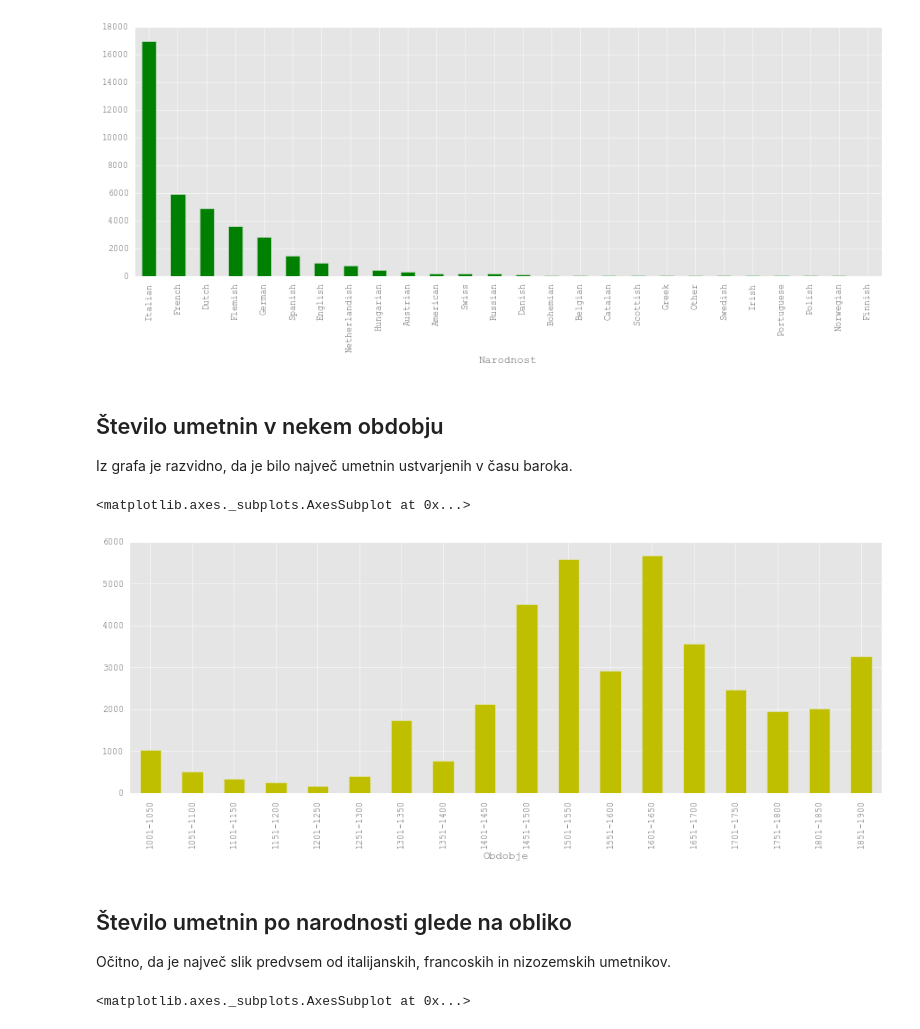
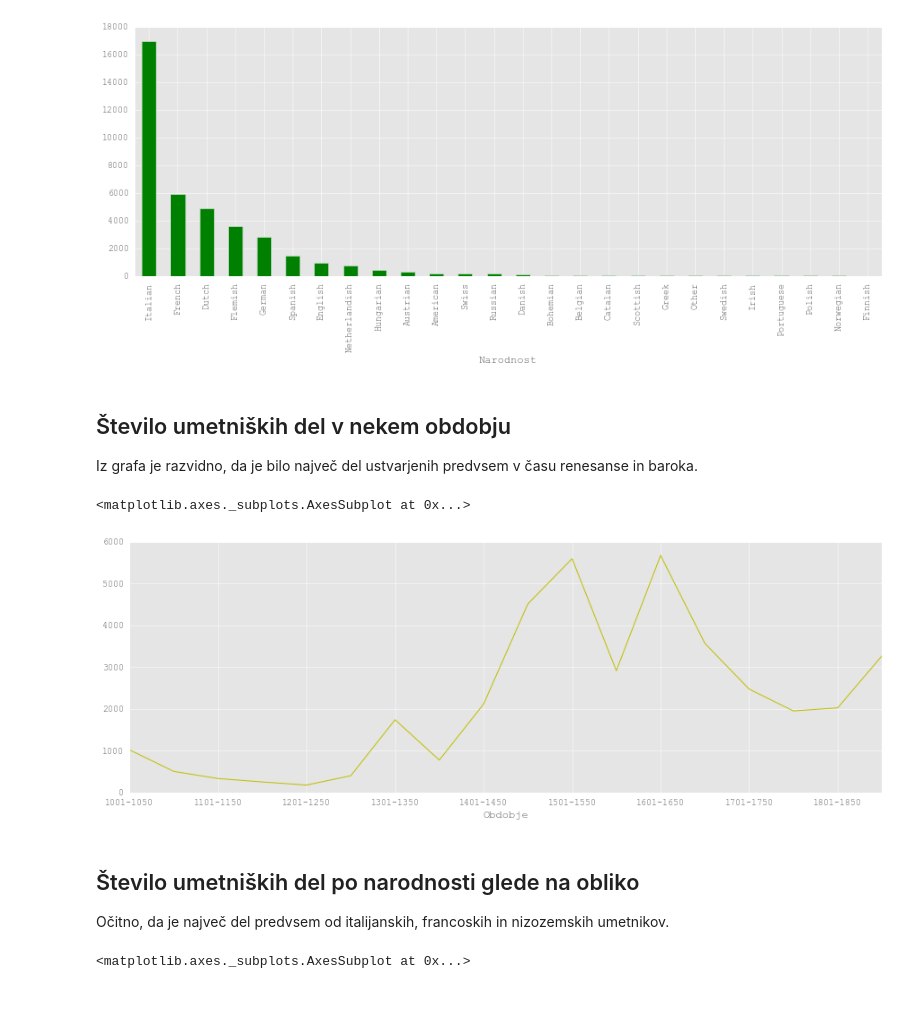
Before and after one commit to urosrac/Slikarji, a Jupyter notebook: Slikarji_7.ipynb, the cells around one changed output. Drawn from its saved outputs; the diff is of its cells as text; code cells hidden in the pictures; blank space fills up the shorter version.

```diff
--- a/Slikarji_7.ipynb
+++ b/Slikarji_7.ipynb
@@ -200,17 +200,17 @@ stevilo_narisanih_slik_narodnost.size().sort_values(ascending=False).plot(kind='
 <matplotlib.axes._subplots.AxesSubplot at 0x...>
 [figure]
 # %% [markdown]
-## Število umetnin v nekem obdobju
-Iz grafa je razvidno, da je bilo največ umetnin ustvarjenih v času baroka.
+## Število umetniških del v nekem obdobju
+Iz grafa je razvidno, da je bilo največ del ustvarjenih predvsem v času renesanse in baroka.
 # %%
 stevilo_narisanih_slik_obdobje=zdruzeni_tabeli.groupby('Obdobje')
-stevilo_narisanih_slik_obdobje.size().plot(kind='bar',color='y')
+stevilo_narisanih_slik_obdobje.size().plot(color='y')
 # %% [output]
 <matplotlib.axes._subplots.AxesSubplot at 0x...>
-[figure, old version]
+[figure, new version]
 # %% [markdown]
-## Število umetnin po narodnosti glede na obliko
-Očitno, da je največ slik predvsem od italijanskih, francoskih in nizozemskih umetnikov.
+## Število umetniških del po narodnosti glede na obliko
+Očitno, da je največ del predvsem od italijanskih, francoskih in nizozemskih umetnikov.
 # %%
 Oblika_glede_na_narodnost=zdruzeni_tabeli.groupby(['Narodnost','Oblika']).size()
 Oblika_glede_na_narodnost.unstack().plot(kind='bar')
```
Also changed, not shown: parts of 19 cells of this notebook.
